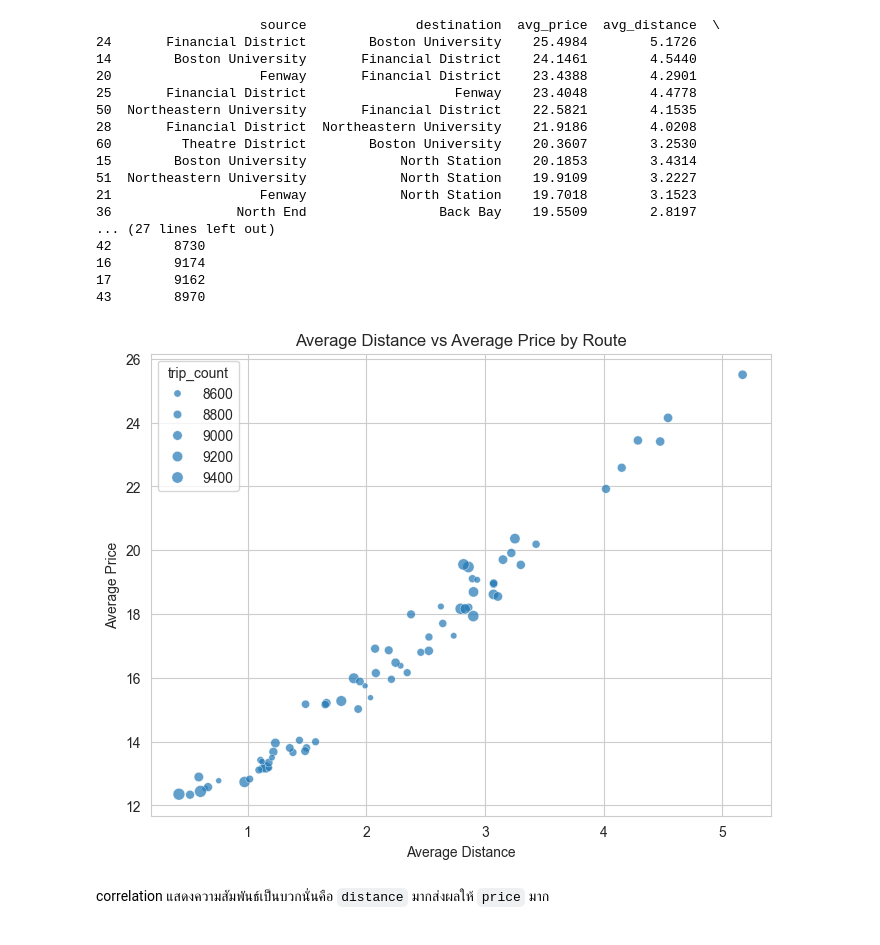
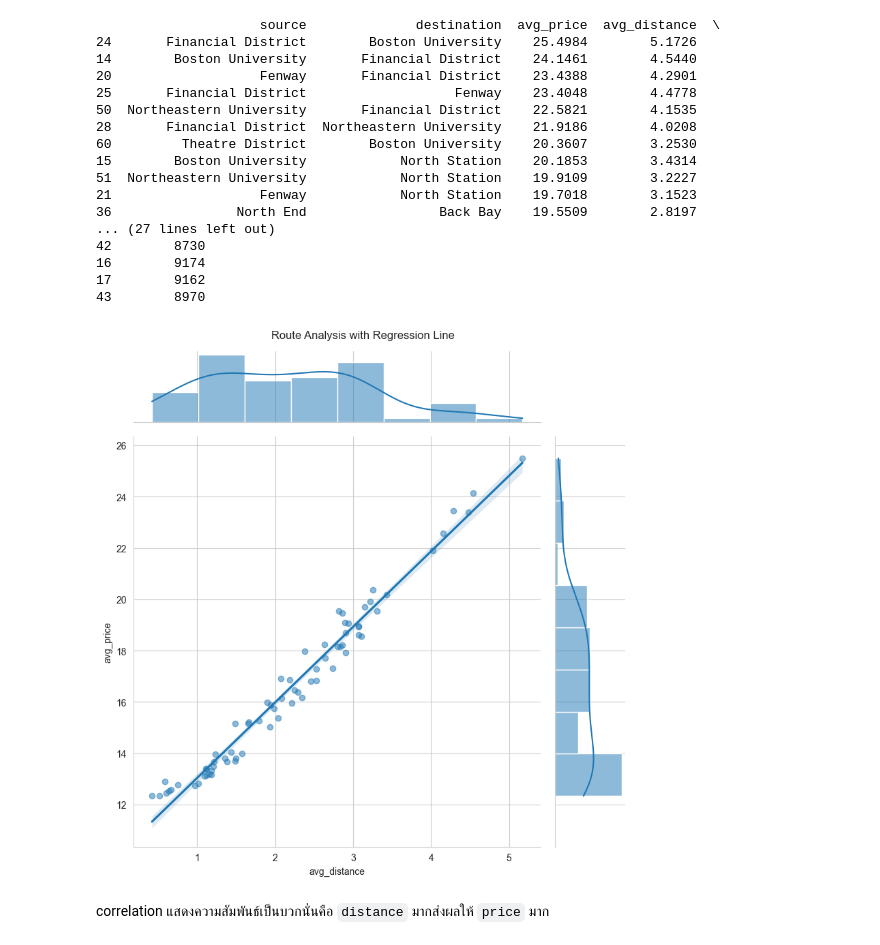
Before and after one commit to Bobbie-CPE38/cpe232-final-project, a Jupyter notebook: notebooks/eda_relationships.ipynb, the cells around one changed output. Drawn from its saved outputs; the diff is of its cells as text; code cells hidden in the pictures.

Commit message:
feat Route Analysis with Regression line

```diff
--- a/notebooks/eda_relationships.ipynb
+++ b/notebooks/eda_relationships.ipynb
@@ -342,15 +342,15 @@ print(route_summary.sort_values("avg_price", ascending=False).head(20))
 16        9174
 17        9162
 43        8970
-# %%
-plt.figure(figsize=(8, 6))
-sns.scatterplot(data=route_summary, x="avg_distance", y="avg_price", size="trip_count", alpha=0.7)
-plt.title("Average Distance vs Average Price by Route")
-plt.xlabel("Average Distance")
-plt.ylabel("Average Price")
-plt.show()
-# %% [output]
-[figure, removed]
+# %%
+g = sns.jointplot(data=route_summary, x="avg_distance", y="avg_price",
+                  kind="reg",
+                  scatter_kws={'alpha':0.5},
+                  height=8)
+g.fig.suptitle("Route Analysis with Regression Line", y=1.02)
+plt.show()
+# %% [output]
+[figure, added]
 # %% [markdown]
 correlation แสดงความสัมพันธ์เป็นบวกนั่นคือ `distance` มากส่งผลให้ `price` มาก
 # %% [markdown]
```
